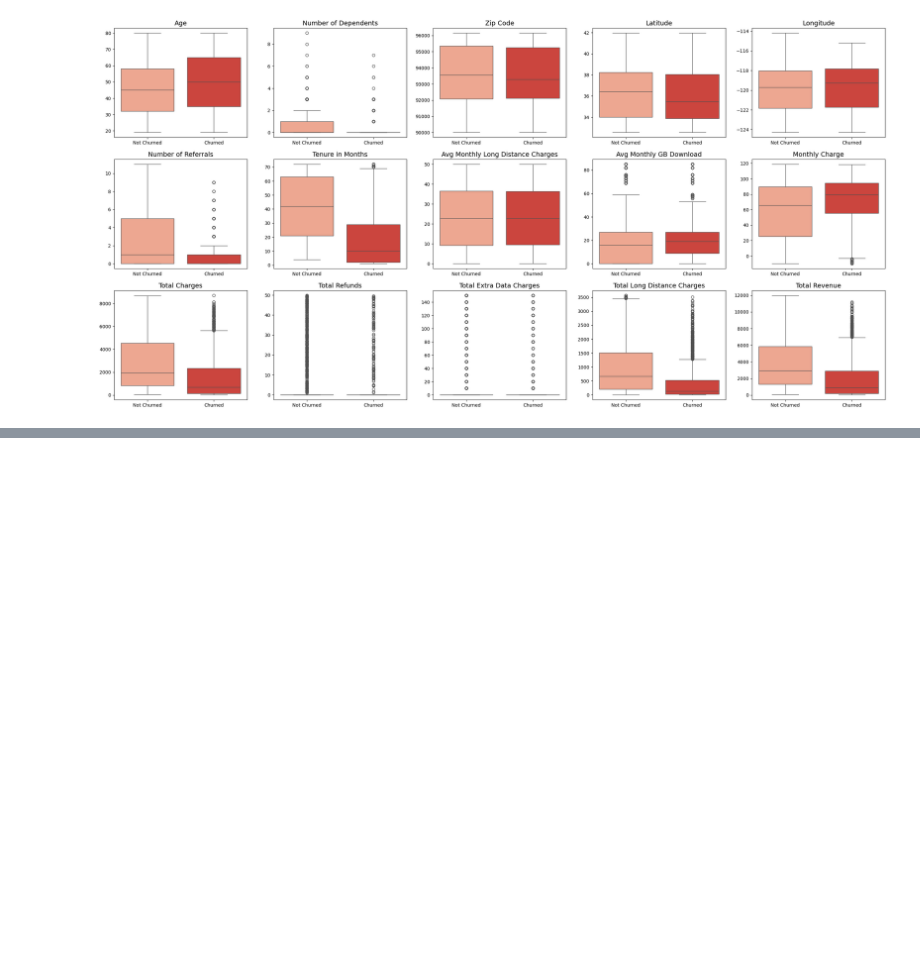
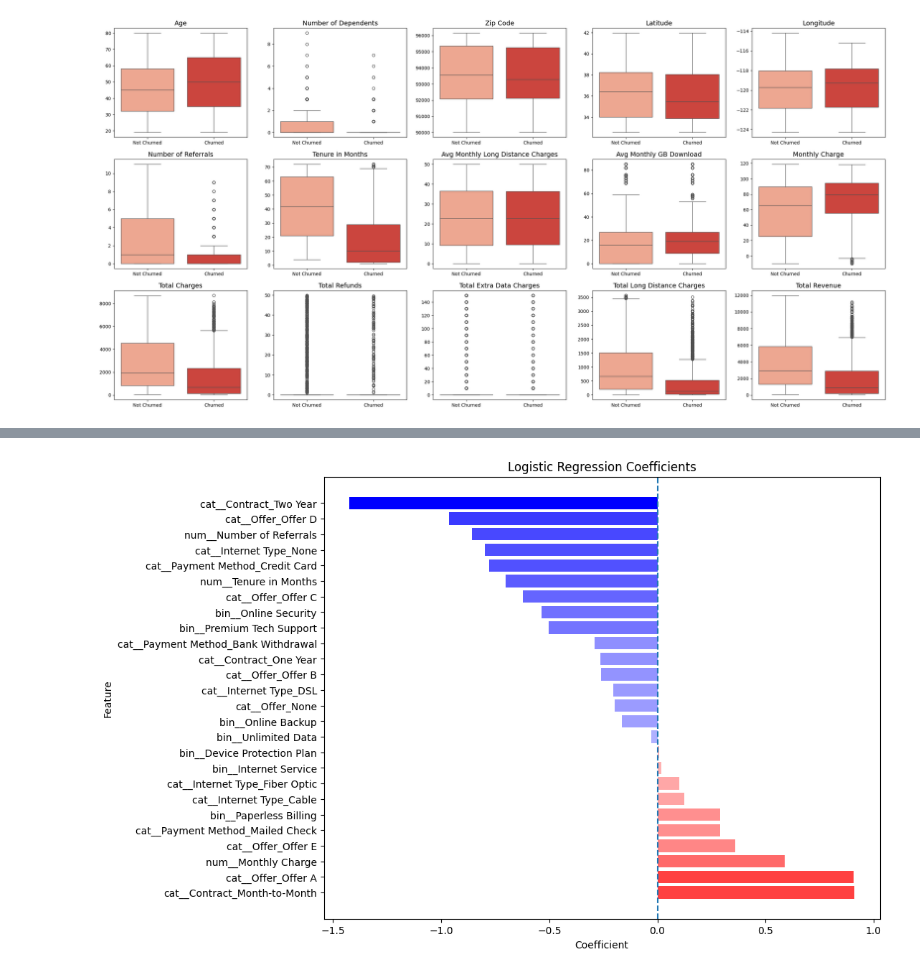
Before and after one commit to devilshadow04/churn-prediction, a Jupyter notebook: notebook.ipynb, the cells around one changed output, grey strips where cells are left out. Cells and saved outputs as stored; diff of their text form; code cells hidden in the pictures; blank space fills up the shorter version.

```diff
--- a/notebook.ipynb
+++ b/notebook.ipynb
@@ -373,0 +400,24 @@ coef_df
+# %%
+vals = coef_df["Coefficient"].values
+abs_vals = np.abs(vals)
+
+norm = plt.Normalize(abs_vals.min(), abs_vals.max())
+
+colors = []
+for v in vals:
+    intensity = norm(abs(v))
+    if v >= 0:
+        colors.append(mcolors.to_rgba("red", alpha=0.3 + 0.7 * intensity))
+    else:
+        colors.append(mcolors.to_rgba("blue", alpha=0.3 + 0.7 * intensity))
+
+plt.figure(figsize=(10, 8))
+plt.barh(coef_df["Feature"], coef_df["Coefficient"], color=colors)
+
+plt.axvline(0, linestyle="--")
+plt.xlabel("Coefficient")
+plt.ylabel("Feature")
+plt.title(f"Logistic Regression Coefficients")
+plt.show()
+# %% [output]
+[figure, added]
```
Also changed, not shown: parts of 17 cells of this notebook.
